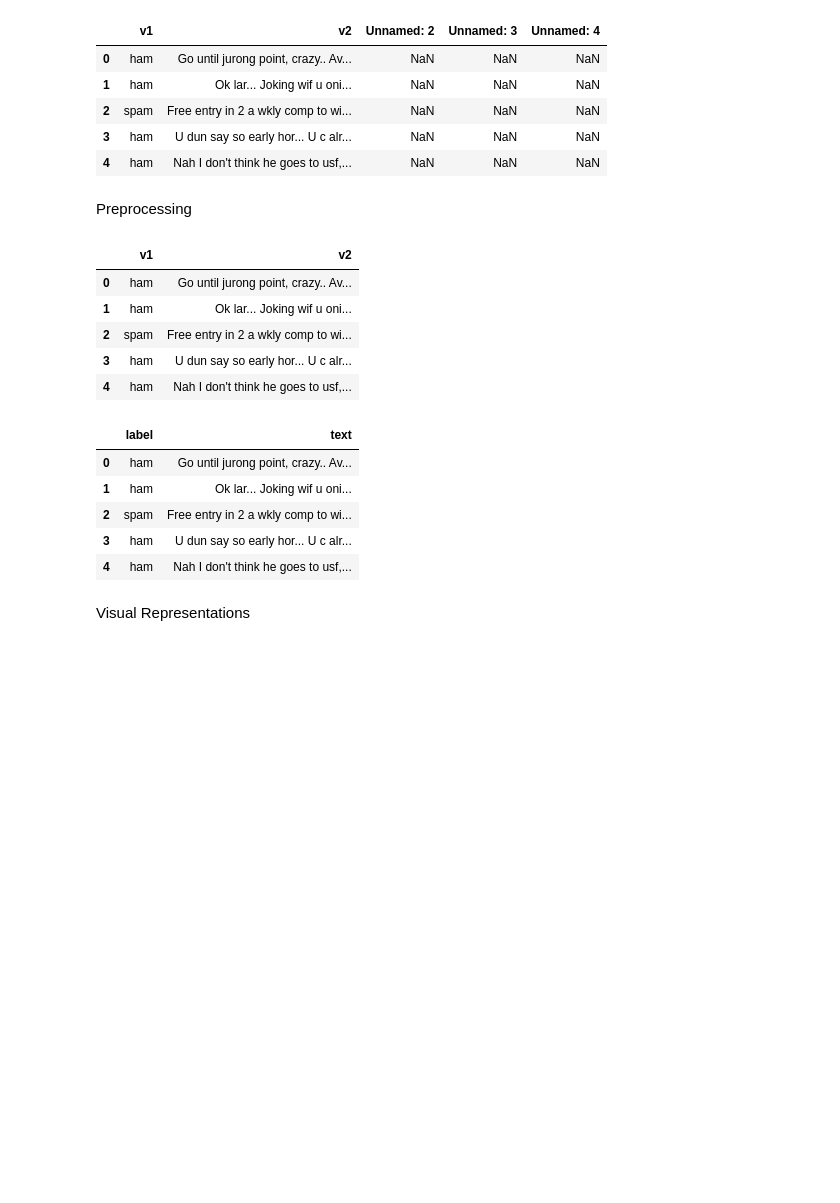
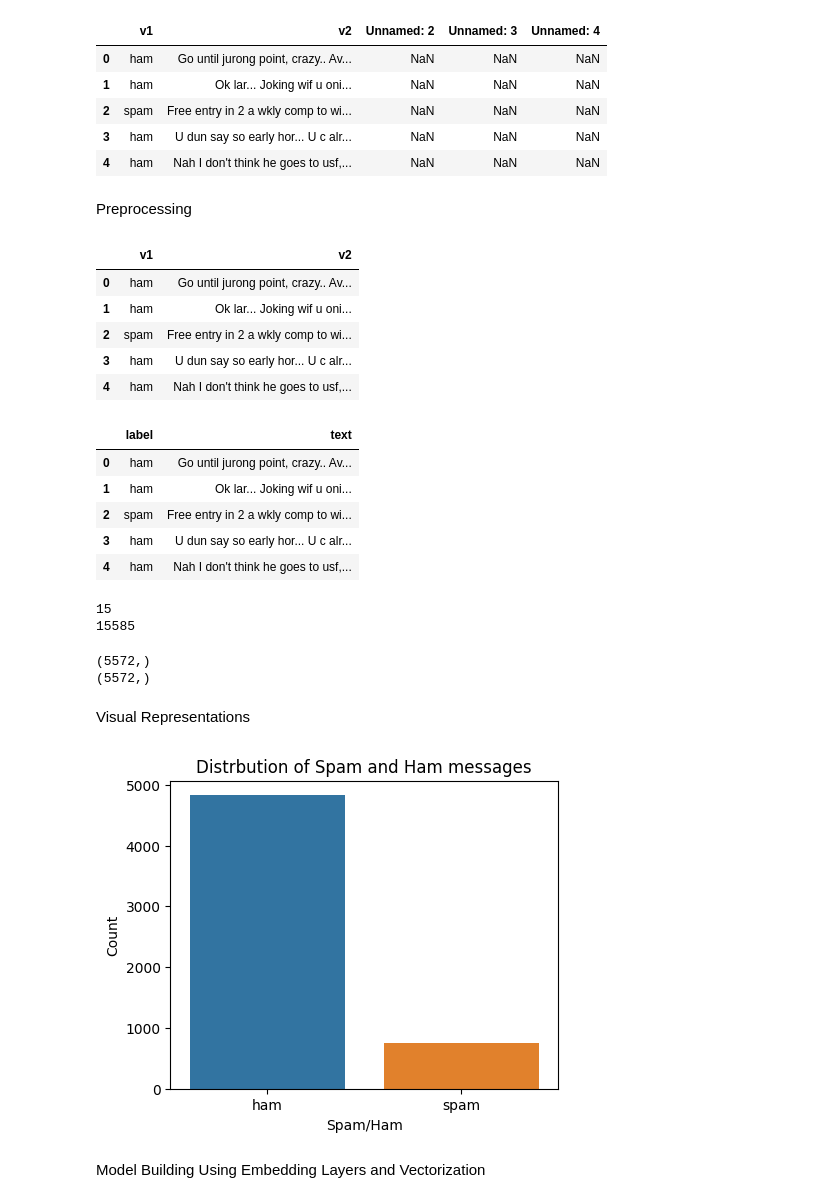
Before and after one commit to seeratfatima19/CODSOFT, a Jupyter notebook: spam_detect.ipynb, the cells around one changed output. Saved outputs shown, nothing was run; the diff lists cells and outputs as text; code cells hidden in the pictures; blank space fills up the shorter version.

```diff
--- a/spam_detect.ipynb
+++ b/spam_detect.ipynb
@@ -60,5 +64,46 @@ data.head()
 | 2 | spam | Free entry in 2 a wkly comp to wi... |
 | 3 | ham | U dun say so early hor... U c alr... |
 | 4 | ham | Nah I don't think he goes to usf,... |
+# %%
+#drop blank rows
+data.isnull().sum()
+data.dropna(inplace=True)
+# %%
+#find avg number of tokens per sentence
+avg_tokens= round(sum([len(i.split()) for i in data['text']])/len(data['text']))
+print(avg_tokens)
+
+#now get unique words in the corpus
+
+unique_words = find_unique_words()
+print(unique_words)
+# %% [output]
+15
+15585
+# %%
+#splitting into training and testing data
+
+X= data['text']
+Y= data['label']
+
+#checking success of of process
+print(X.shape)
+print(Y.shape)
+
+x_train, x_test, y_train, y_test= train_test_split(X,Y,test_size=0.25,random_state=42)
+# %% [output]
+(5572,)
+(5572,)
 # %% [markdown]
 Visual Representations
+# %%
+plt.figure(figsize=(5,4))
+sns.countplot(x='label',data=data)
+plt.title('Distrbution of Spam and Ham messages')
+plt.xlabel('Spam/Ham')
+plt.ylabel('Count')
+plt.show()
+# %% [output]
+[figure, added]
+# %% [markdown]
+Model Building Using Embedding Layers and Vectorization
```
Also changed, not shown: parts of 5 cells of this notebook.
